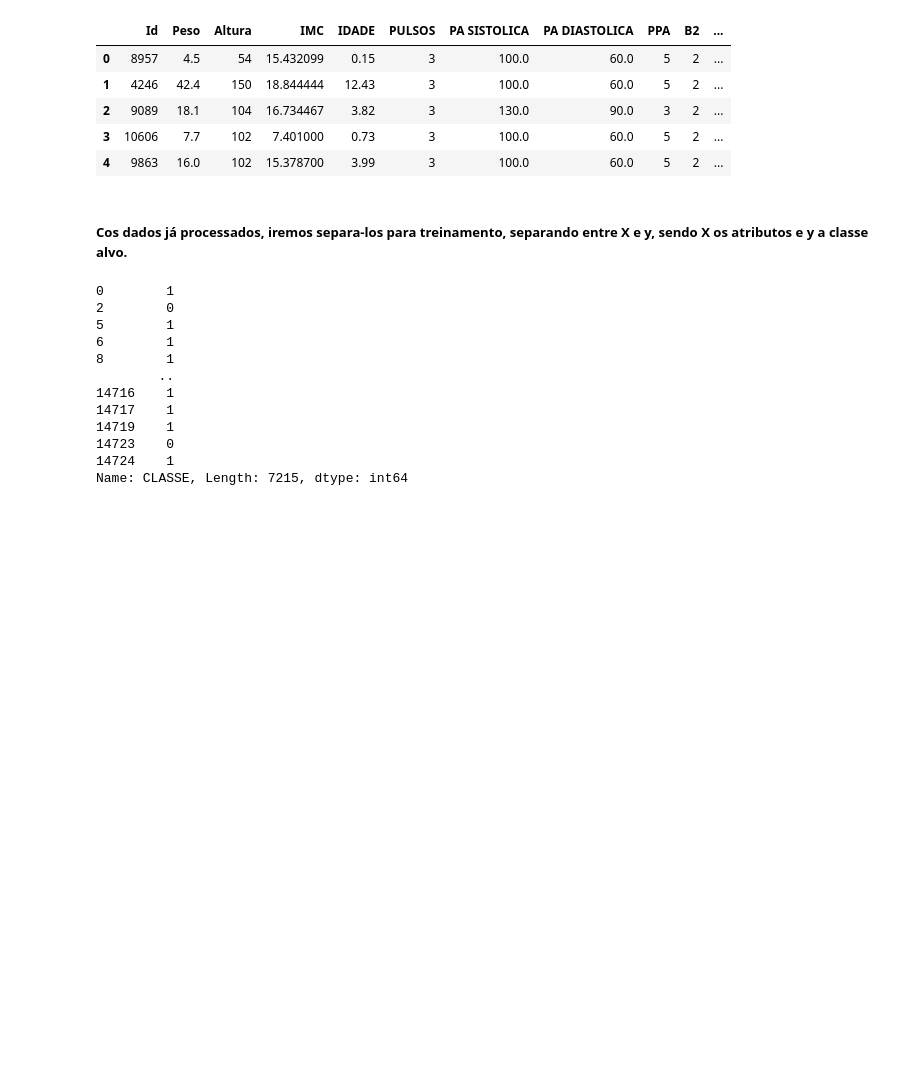
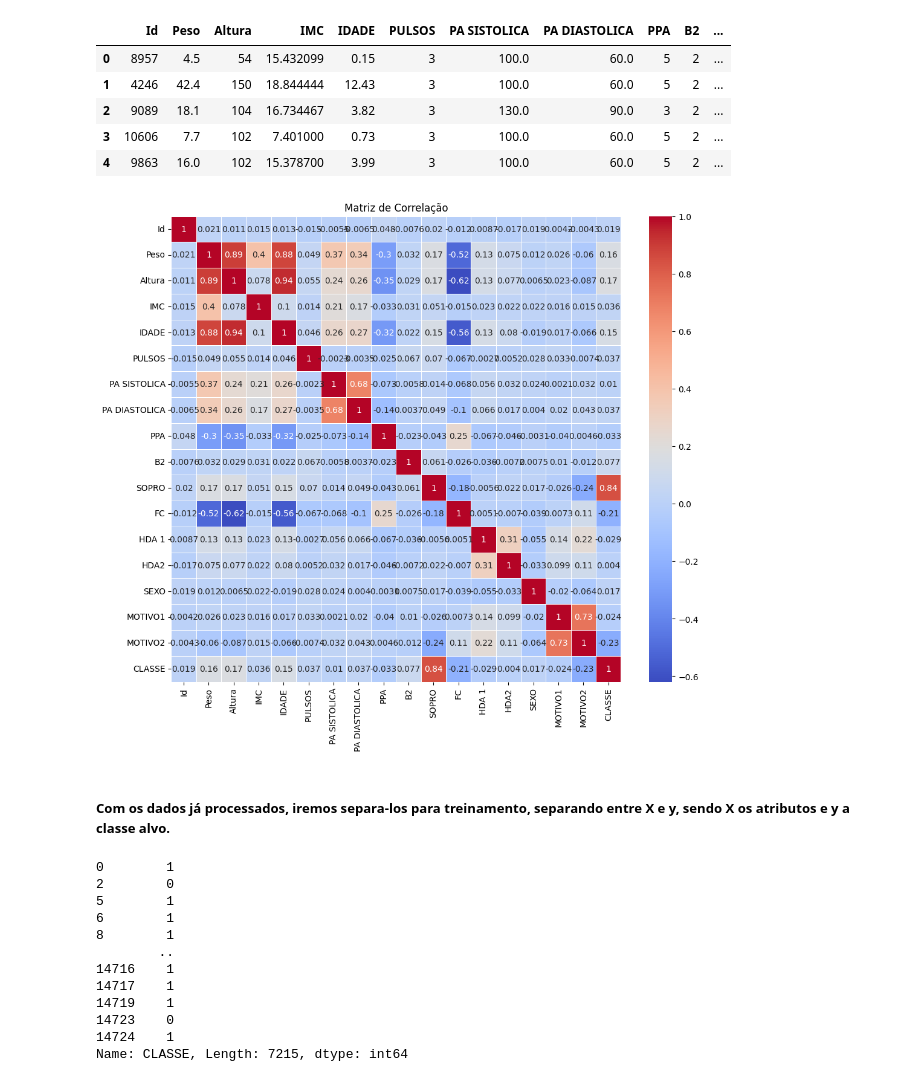
Before and after one commit to guisantoxxx/trabalho-AM, a Jupyter notebook: main.ipynb, the cells around one changed output. Saved outputs shown, nothing was run; the diff lists cells and outputs as text; code cells hidden in the pictures; blank space fills up the shorter version.

```diff
--- a/main.ipynb
+++ b/main.ipynb
@@ -831,8 +870,12 @@ display(test_data.head(5))
 | 2 | 9089 | 18.1 | 104 | 16.734467 | 3.82 | 3 | 130.0 | 90.0 | 3 | 2 | ... |
 | 3 | 10606 | 7.7 | 102 | 7.401000 | 0.73 | 3 | 100.0 | 60.0 | 5 | 2 | ... |
 | 4 | 9863 | 16.0 | 102 | 15.378700 | 3.99 | 3 | 100.0 | 60.0 | 5 | 2 | ... |
+# %%
+plotar_correlacao(train_data)
+# %% [output]
+[figure, added]
 # %% [markdown]
-##### Cos dados já processados, iremos separa-los para treinamento, separando entre X e y, sendo X os atributos e y a classe alvo.
+##### Com os dados já processados, iremos separa-los para treinamento, separando entre X e y, sendo X os atributos e y a classe alvo.
 # %%
 X = train_data.iloc[:, 1:-1]
 
```
Also changed, not shown: parts of 6 cells of this notebook, 1 other file.
